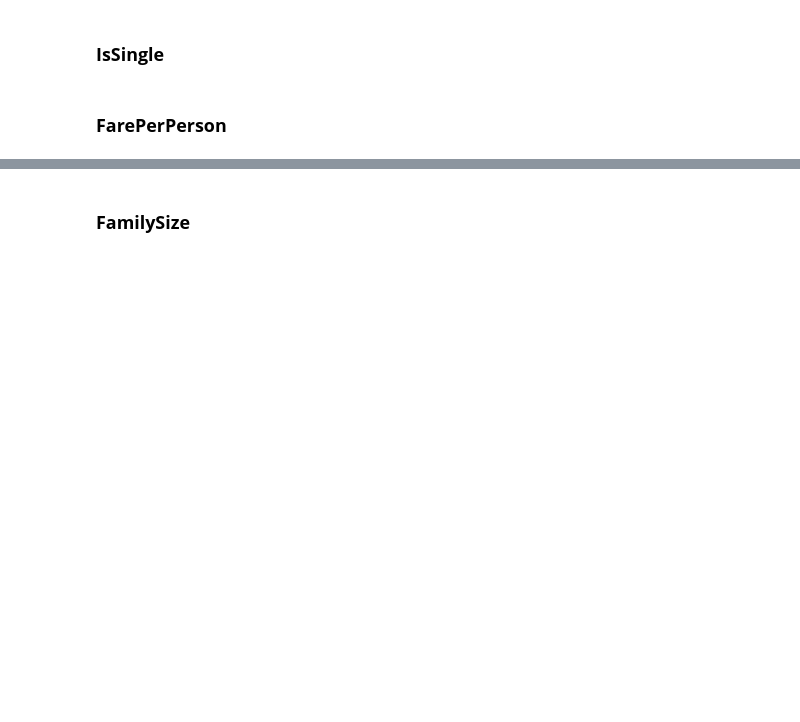
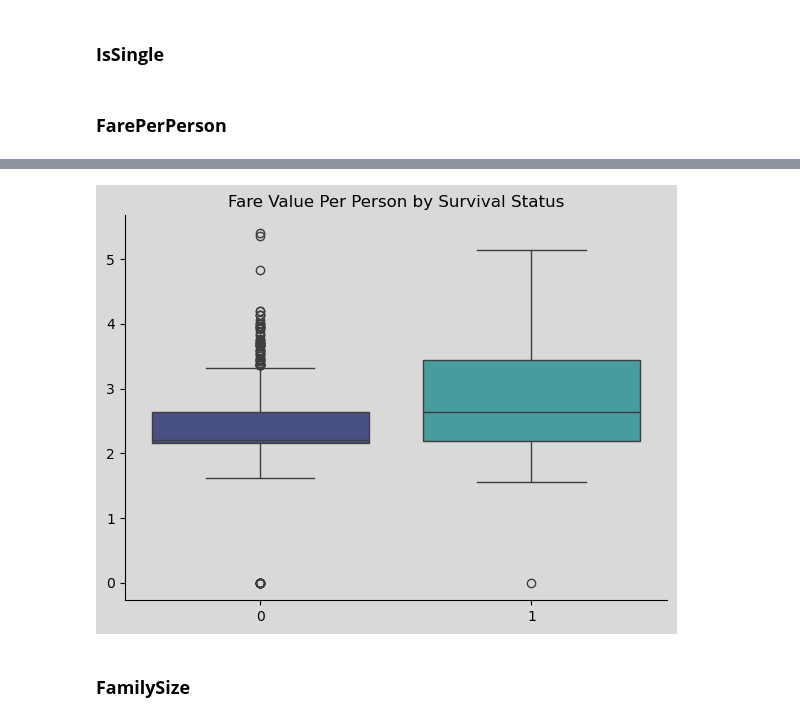
Before and after one commit to fabiogaldinho/Titanic-Classification, a Jupyter notebook: notebooks/02_EDA.ipynb, the cells around one changed output, grey strips where cells are left out. Drawn from its saved outputs; the diff is of its cells as text; code cells hidden in the pictures; blank space fills up the shorter version.

```diff
--- a/notebooks/02_EDA.ipynb
+++ b/notebooks/02_EDA.ipynb
@@ -444,0 +208,5 @@ df_test['FarePerPerson'] = df_test['Fare'] / df_test.groupby('Ticket').Ticket.tr
+# %%
+df['FarePerPerson'] = np.log1p(df['FarePerPerson'])
+PlotBoxPlotV3(df['Survived'], df['FarePerPerson'], "Fare Value Per Person by Survival Status", 7, 5, "../visuals/2.EDA/FarePerPerson_log.png")
+# %% [output]
+[figure, added]
```
Also changed, not shown: parts of 44 cells of this notebook, 20 other files.
